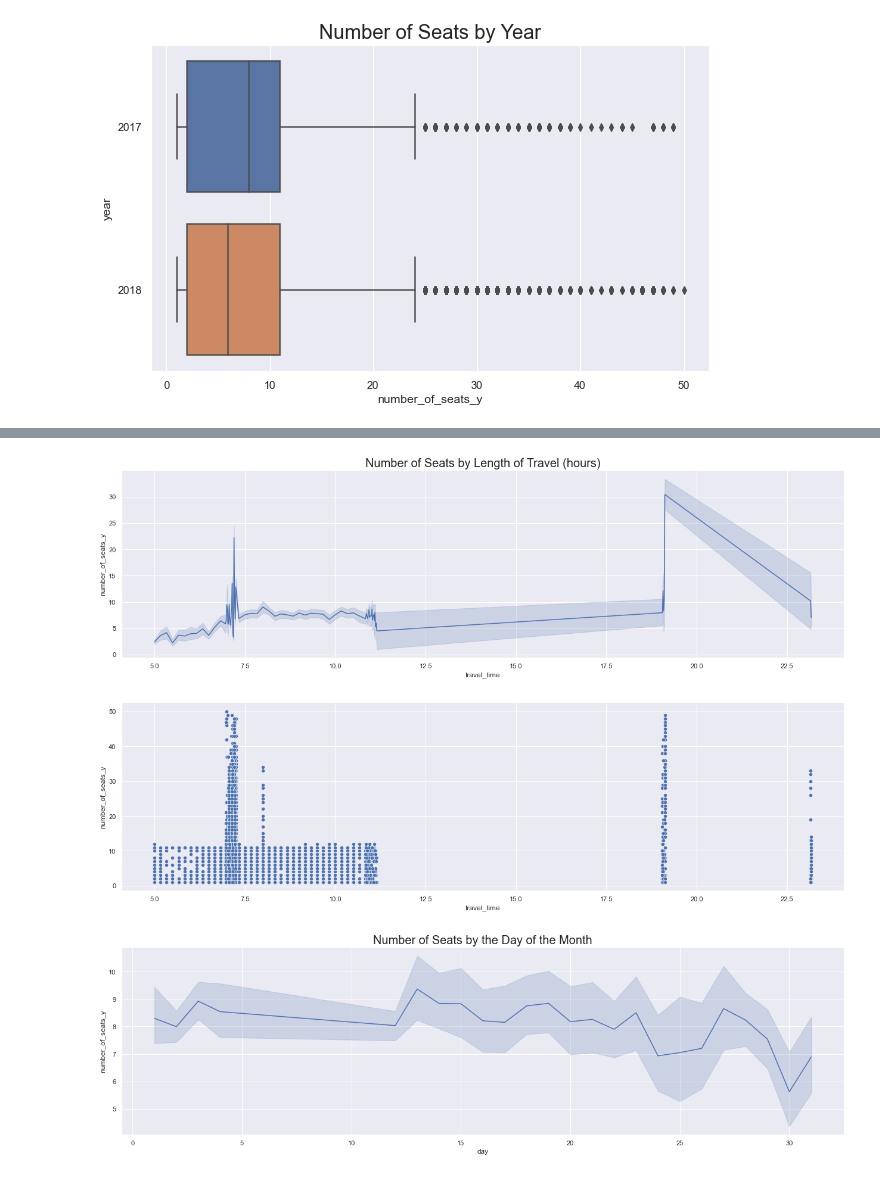
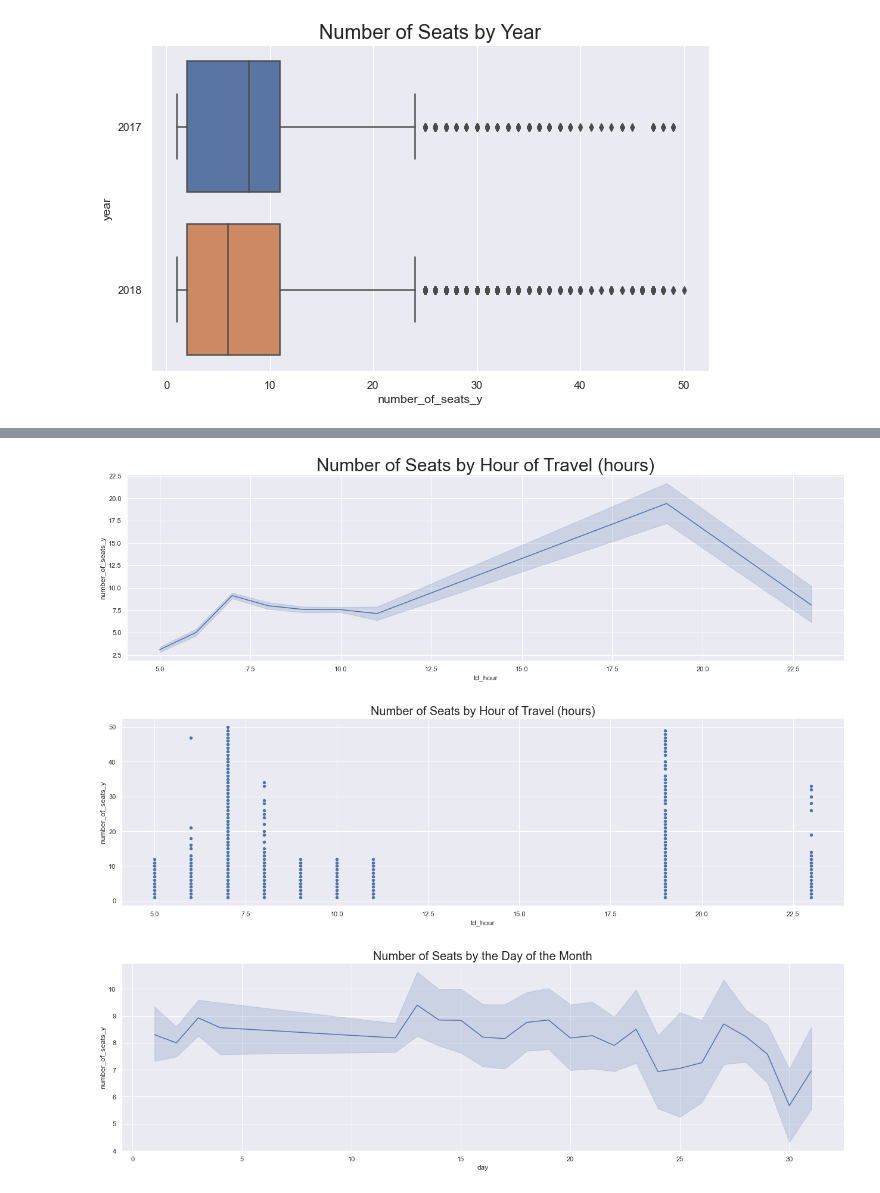
Before and after one commit to emcfalls/Class-Project-IX, a Jupyter notebook: Solo Exploration.ipynb, the cells around one changed output, grey strips where cells are left out. Cells and saved outputs as stored; diff of their text form; code cells hidden in the pictures.

```diff
--- a/Solo Exploration.ipynb
+++ b/Solo Exploration.ipynb
@@ -136,7 +140,7 @@ train_proc.head()
 # %%
 # Formatting travel_time
 train_proc['td_minutes'] = pd.to_datetime(train_proc.travel_time, infer_datetime_format=True).dt.minute
-train_proc['td_hours'] = pd.to_datetime(train_proc.travel_time, infer_datetime_format=True).dt.hour
+train_proc['td_hour'] = pd.to_datetime(train_proc.travel_time, infer_datetime_format=True).dt.hour
 train_proc.head()
 # %% [output]
 |  | payment_method | travel_date | travel_time | travel_from | travel_to | car_type | max_capacity | ... |
@@ -146,6 +150,3 @@ train_proc.head()
 | 5710 | Mpesa | 2017-11-26 | 7:05 | Keroka | Nairobi | Bus | 49 | ... |
 | 5777 | Mpesa | 2017-11-27 | 7:10 | Homa Bay | Nairobi | Bus | 49 | ... |
 | 5778 | Mpesa | 2017-11-27 | 7:12 | Migori | Nairobi | Bus | 49 | ... |
-# %%
-train_proc['travel_time'] = train_proc['td_hours'] + (train_proc['td_minutes']/60)
-train_proc.head()
@@ -159,0 +153,3 @@ train_proc.head()
+# %%
+train_proc['td_hour'] = train_proc['td_hour']
+train_proc.head()
@@ -160,5 +189,5 @@ train_proc.head()
 # %%
 # data set for EDA, need further processing for analysis
-train_eda = train_proc.drop('td_minutes', axis = 1).drop('td_hours', axis = 1)
+train_eda = train_proc.drop('travel_time', axis = 1)
 train_eda.head()
 # %% [output]
@@ -192,15 +226,15 @@ plt.title("Number of Seats by Year", size = 20);
 # %%
-sns.relplot(data = train_eda, y = 'number_of_seats_y', x = 'travel_time', kind = 'line', aspect = 3.5)
-plt.title("Number of Seats by Length of Travel (hours)", size = 20);
+sns.relplot(data = train_eda, y = 'number_of_seats_y', x = 'td_hour', kind = 'line', aspect = 3.5)
+plt.title("Number of Seats by Hour of Travel (hours)", size = 30);
 #Maybe good to make time into categorical ranges and do a boxplot
 # %% [output]
-[figure, old version]
+[figure, new version]
 # %%
-sns.relplot(data = train_eda, y = 'number_of_seats_y', x = 'travel_time', kind = 'scatter', aspect = 3.5)
-plt.title("Number of Seats by Length of Travel (hours)", size = 20);
+sns.relplot(data = train_eda, y = 'number_of_seats_y', x = 'td_hour', kind = 'scatter', aspect = 3.5)
+plt.title("Number of Seats by Hour of Travel (hours)", size = 20);
 #Maybe good to make time into categorical ranges and do a boxplot
 # %% [output]
-[figure, old version]
+[figure, new version]
 # %%
 sns.relplot(data = train_eda, y = 'number_of_seats_y', x = 'day', kind = 'line', aspect = 3.5)
 plt.title("Number of Seats by the Day of the Month", size = 20);
```
Also changed, not shown: parts of 58 cells of this notebook.
